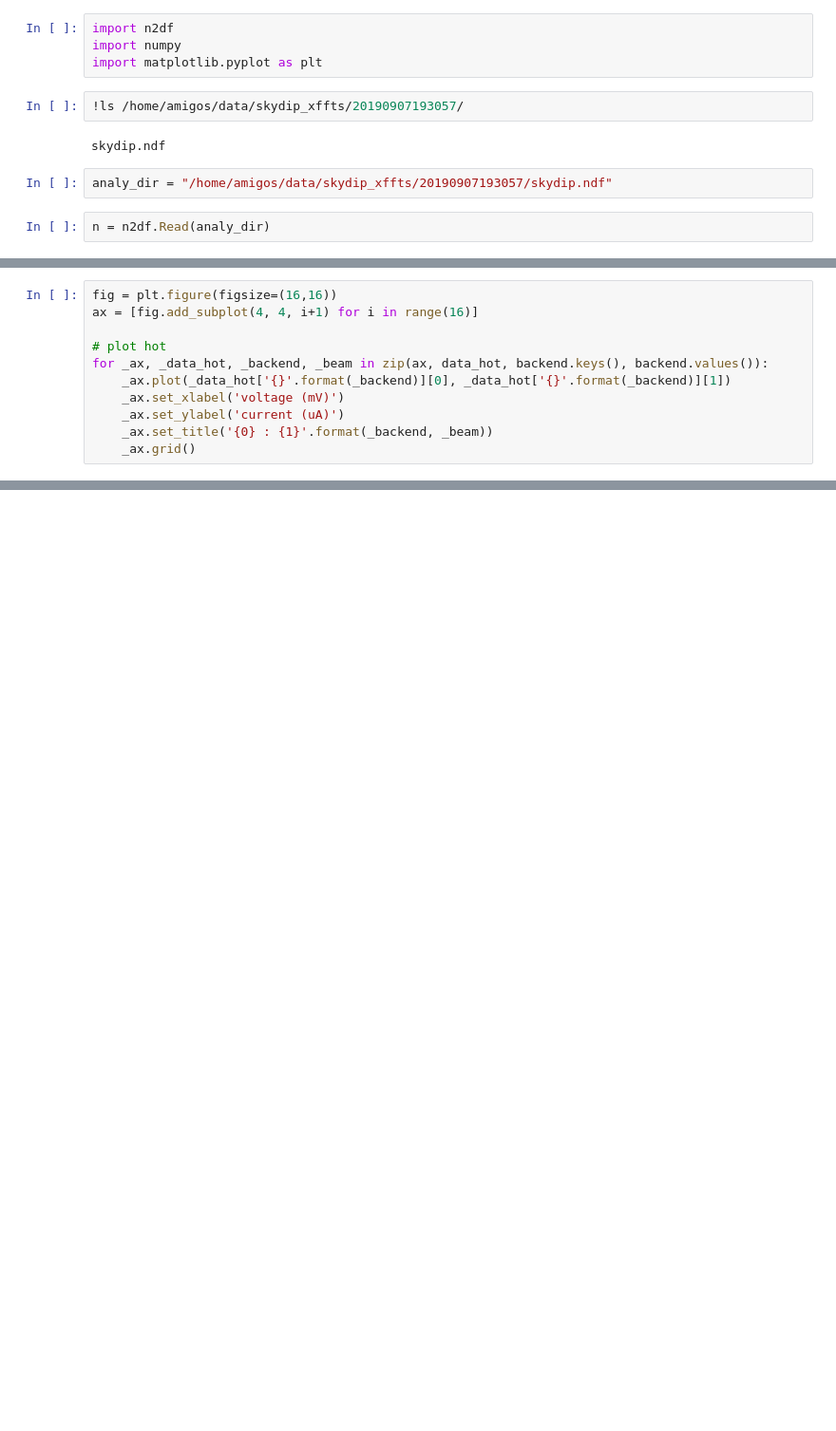
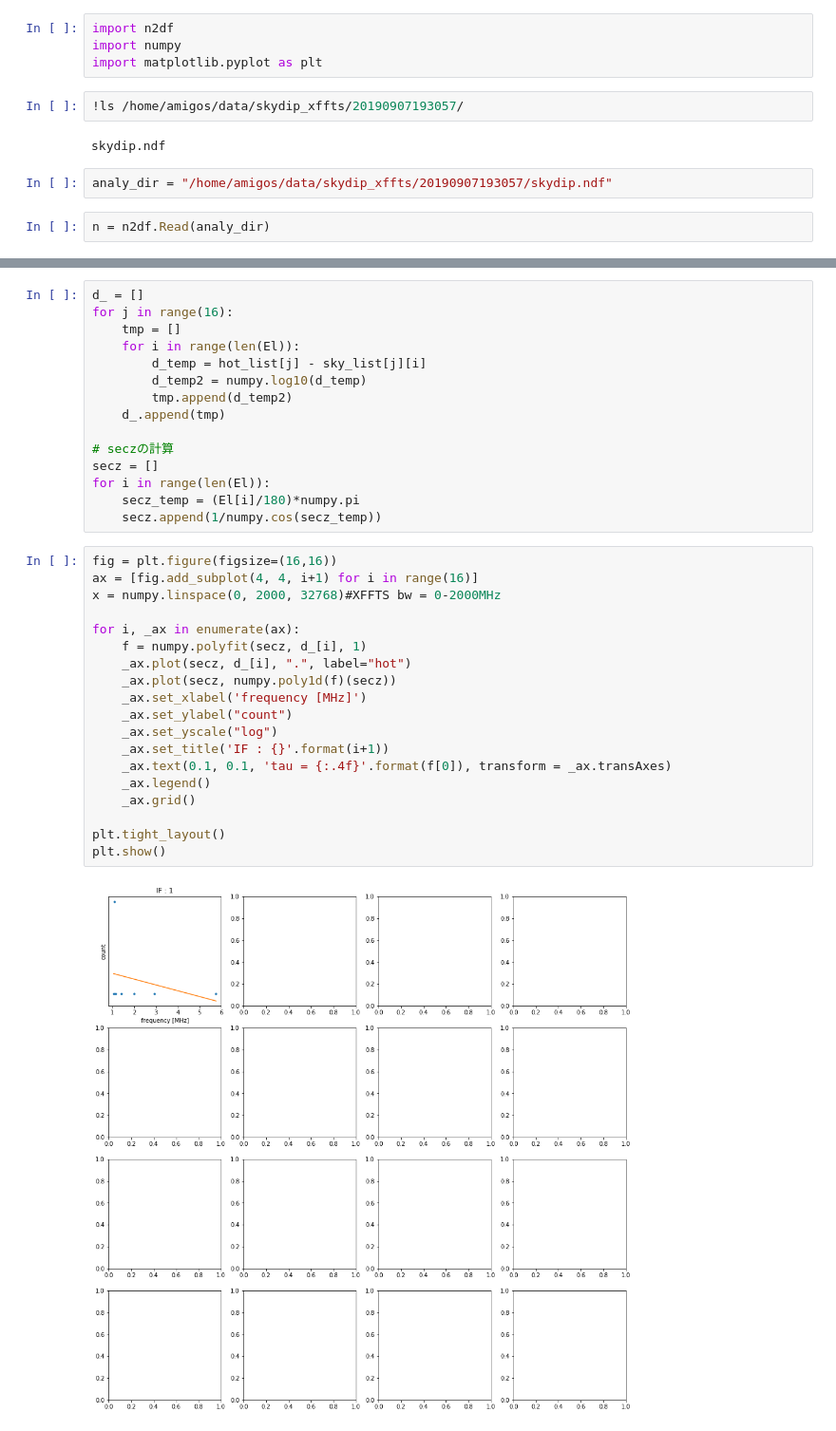
Before and after one commit to nanten2/analy_n2data, a Jupyter notebook: notebook/skydip.ipynb, the cells around one changed output, grey strips where cells are left out. Shown at 95% size. Cells and saved outputs as stored; diff of their text form; blank space fills up the shorter version.

```diff
--- a/notebook/skydip.ipynb
+++ b/notebook/skydip.ipynb
@@ -32,11 +25,0 @@ for i in El_index:
-# %%
-fig = plt.figure(figsize=(16,16))
-ax = [fig.add_subplot(4, 4, i+1) for i in range(16)]
-
-# plot hot
-for _ax, _data_hot, _backend, _beam in zip(ax, data_hot, backend.keys(), backend.values()):
-    _ax.plot(_data_hot['{}'.format(_backend)][0], _data_hot['{}'.format(_backend)][1])
-    _ax.set_xlabel('voltage (mV)')
-    _ax.set_ylabel('current (uA)')
-    _ax.set_title('{0} : {1}'.format(_backend, _beam))
-    _ax.grid()
@@ -44,0 +41,36 @@ NameError: name 'data_hot' is not defined
+# %%
+d_ = []
+for j in range(16):
+    tmp = []
+    for i in range(len(El)):
+        d_temp = hot_list[j] - sky_list[j][i]
+        d_temp2 = numpy.log10(d_temp)
+        tmp.append(d_temp2)
+    d_.append(tmp)
+
+# seczの計算
+secz = []
+for i in range(len(El)):
+    secz_temp = (El[i]/180)*numpy.pi
+    secz.append(1/numpy.cos(secz_temp))
+# %%
+fig = plt.figure(figsize=(16,16))
+ax = [fig.add_subplot(4, 4, i+1) for i in range(16)]
+x = numpy.linspace(0, 2000, 32768)#XFFTS bw = 0-2000MHz
+
+for i, _ax in enumerate(ax):
+    f = numpy.polyfit(secz, d_[i], 1)
+    _ax.plot(secz, d_[i], ".", label="hot")
+    _ax.plot(secz, numpy.poly1d(f)(secz))
+    _ax.set_xlabel('frequency [MHz]')
+    _ax.set_ylabel("count")
+    _ax.set_yscale("log")
+    _ax.set_title('IF : {}'.format(i+1))
+    _ax.text(0.1, 0.1, 'tau = {:.4f}'.format(f[0]), transform = _ax.transAxes)
+    _ax.legend()
+    _ax.grid()
+
+plt.tight_layout()
+plt.show()
+# %% [output]
+[figure, added]
```
Also changed, not shown: parts of 8 cells of this notebook, 1 other file.
